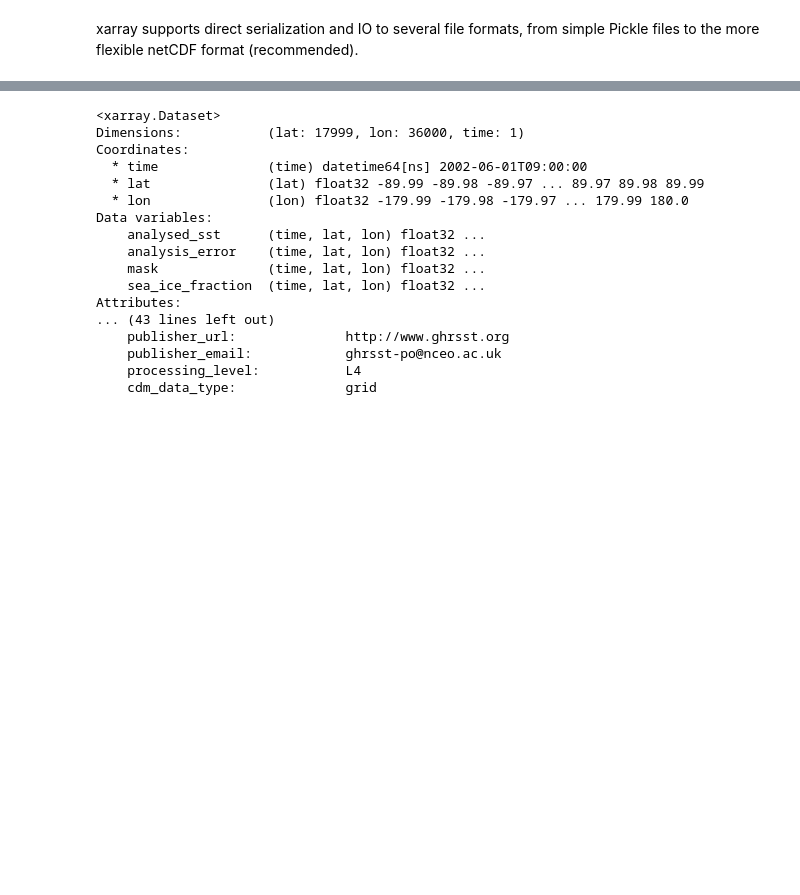
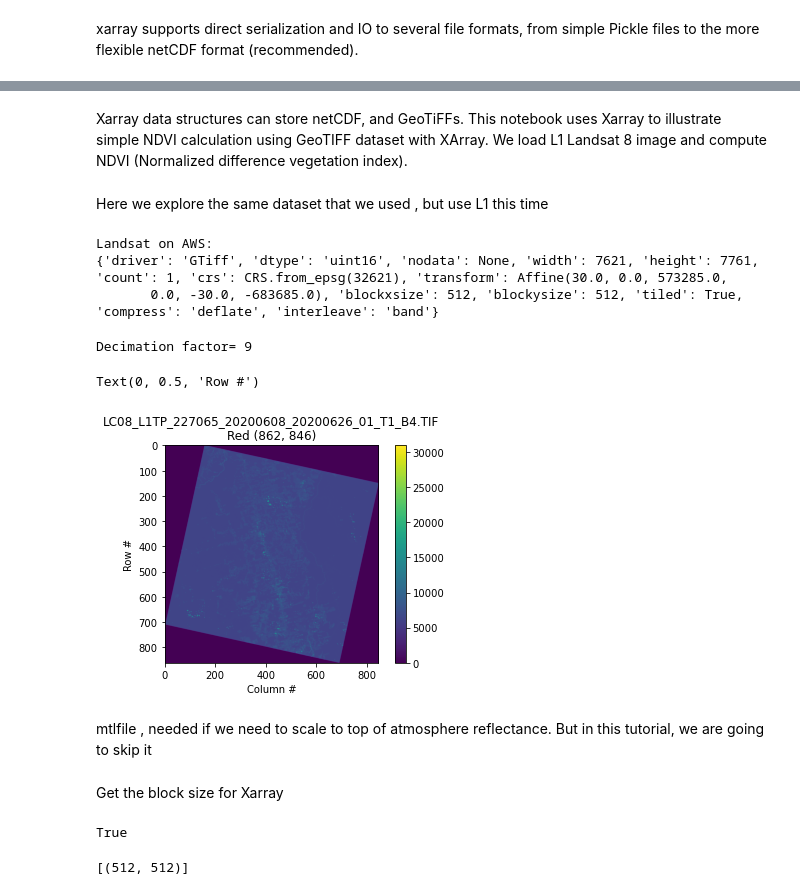
Before and after one commit to ESIPFed/open-data-education, a Jupyter notebook: x-array.ipynb, the cells around one changed output, grey strips where cells are left out. Cells and saved outputs as stored; diff of their text form; code cells hidden in the pictures; blank space fills up the shorter version.

Commit message:
Xarray tutorial with Landsat 8

```diff
--- a/x-array.ipynb
+++ b/x-array.ipynb
@@ -20,20 +11,4 @@ data = xa.open_dataset(dap_url)
-# %%
-data
-# %% [output]
-<xarray.Dataset>
-Dimensions:           (lat: 17999, lon: 36000, time: 1)
-Coordinates:
-  * time              (time) datetime64[ns] 2002-06-01T09:00:00
-  * lat               (lat) float32 -89.99 -89.98 -89.97 ... 89.97 89.98 89.99
-  * lon               (lon) float32 -179.99 -179.98 -179.97 ... 179.99 180.0
-Data variables:
-    analysed_sst      (time, lat, lon) float32 ...
-    analysis_error    (time, lat, lon) float32 ...
-    mask              (time, lat, lon) float32 ...
-    sea_ice_fraction  (time, lat, lon) float32 ...
-Attributes:
-... (43 lines left out)
-    publisher_url:              http://www.ghrsst.org
-    publisher_email:            ghrsst-po@nceo.ac.uk
-    processing_level:           L4
-    cdm_data_type:              grid
+# %% [markdown]
+Xarray data structures can store netCDF, and GeoTiFFs. This notebook uses Xarray to illustrate simple NDVI calculation using GeoTIFF dataset with XArray. We load L1 Landsat 8 image and compute NDVI (Normalized difference vegetation index).
+# %% [markdown]
+Here we explore the same dataset that we used , but use L1 this time
@@ -39,0 +23,45 @@ Attributes:
+# %%
+print('Landsat on AWS:')
+filepath = 'http://landsat-pds.s3.amazonaws.com/c1/L8/227/065/LC08_L1TP_227065_20200608_20200626_01_T1/LC08_L1TP_227065_20200608_20200626_01_T1_B4.TIF'
+with rasterio.open(filepath) as src:
+    print(src.profile)
+# %% [output]
+Landsat on AWS:
+{'driver': 'GTiff', 'dtype': 'uint16', 'nodata': None, 'width': 7621, 'height': 7761, 'count': 1, 'crs': CRS.from_epsg(32621), 'transform': Affine(30.0, 0.0, 573285.0,
+       0.0, -30.0, -683685.0), 'blockxsize': 512, 'blockysize': 512, 'tiled': True, 'compress': 'deflate', 'interleave': 'band'}
+# %%
+# Use the same example image:
+date = '2020-06-08'
+url = 'http://landsat-pds.s3.amazonaws.com/c1/L8/227/065/LC08_L1TP_227065_20200608_20200626_01_T1/'
+redband = 'LC08_L1TP_227065_20200608_20200626_01_T1_B{}.TIF'.format(4)
+nirband = 'LC08_L1TP_227065_20200608_20200626_01_T1_B{}.TIF'.format(5)
+mtlfile = 'LC08_L1TP_227065_20200608_20200626_01_T1_{}.json'.format('MTL')
+#nirband = 'LC08_L1TP_227065_20200608_20200608_01_RT_B{}.TIF'.format(5)
+
+with rasterio.open(url+redband) as src:
+    profile = src.profile
+    oviews = src.overviews(1) # list of overviews from biggest to smallest
+    oview = oviews[1]  # Use second-highest resolution overview
+    print('Decimation factor= {}'.format(oview))
+    red = src.read(1, out_shape=(1, int(src.height // oview), int(src.width // oview)))
+
+plt.imshow(red)
+plt.colorbar()
+plt.title('{}\nRed {}'.format(redband, red.shape))
+plt.xlabel('Column #')
+plt.ylabel('Row #')
+# %% [output]
+Decimation factor= 9
+Text(0, 0.5, 'Row #')
+[figure, added]
+# %% [markdown]
+mtlfile , needed if we need to scale to top of atmosphere reflectance. But in this tutorial, we are going to skip it
+# %% [markdown]
+Get the block size for Xarray
+# %%
+red = rasterio.open(url+redband)
+print(red.is_tiled)
+red.block_shapes
+# %% [output]
+True
+[(512, 512)]
```
Also changed, not shown: parts of 19 cells of this notebook.
